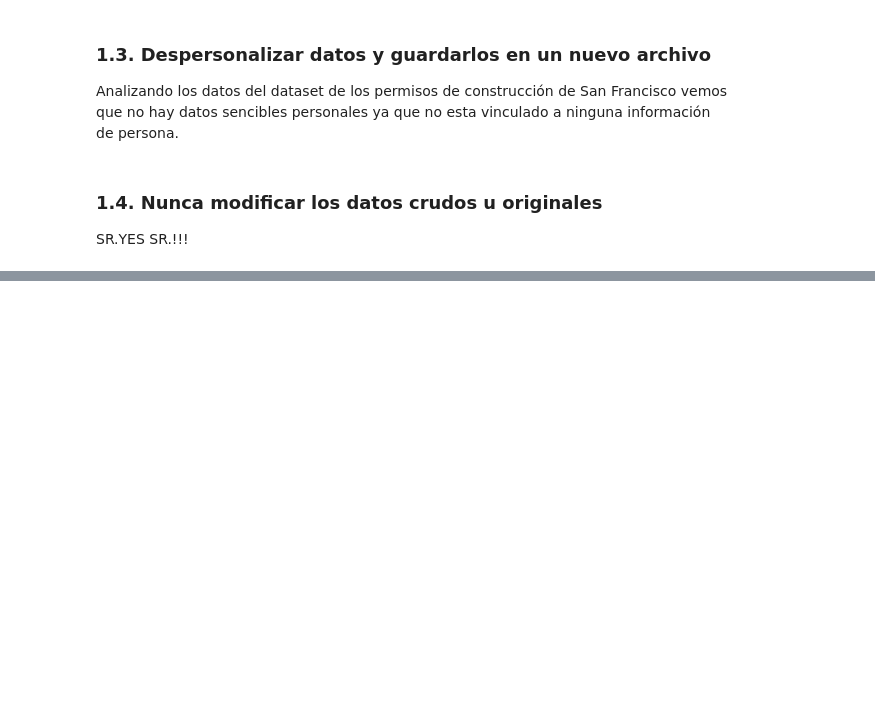
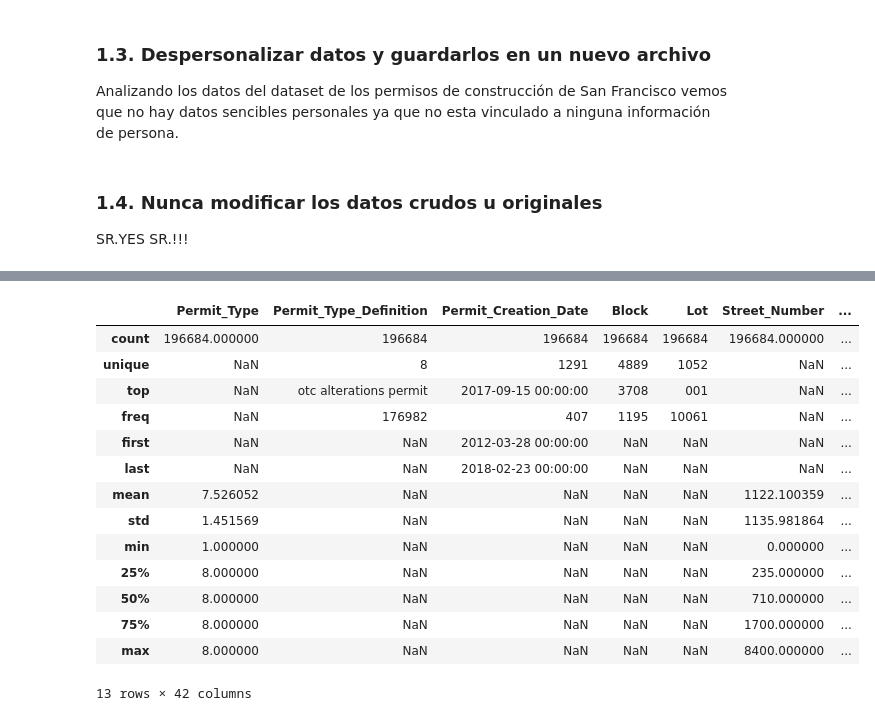
Before and after one commit to renzobechler-zz/diplodatos, a Jupyter notebook: AnalisisYCuracion/Laboratorio.ipynb, the cells around one changed output, grey strips where cells are left out. Saved outputs shown, nothing was run; the diff lists cells and outputs as text; code cells hidden in the pictures; blank space fills up the shorter version.

```diff
--- a/AnalisisYCuracion/Laboratorio.ipynb
+++ b/AnalisisYCuracion/Laboratorio.ipynb
@@ -156,8 +135,8 @@ sfbp.shape
 # %% [output]
 (198900, 43)
 # %%
-#Se prueba con la columna Record ID a ver si es unica.
-sfbp = pd.read_csv("./datasets/Building_Permits.csv",
+#Se prueba con la columna Permit Number a ver si es unica.
+SanFrancisco_Building_Permits = pd.read_csv("./datasets/Building_Permits.csv",
                                parse_dates=["Permit Creation Date", "Current Status Date", "Filed Date", "Issued Date", "Completed Date", "First Construction Document Date", "Permit Expiration Date"],
-                               index_col=['Record ID']
+                               index_col=['Permit Number']
                   )
@@ -259,0 +217,6 @@ SR.YES SR.!!!
+# %%
+#Remuevo espacios en blanco
+SanFrancisco_Building_Permits.columns = SanFrancisco_Building_Permits.columns.str.replace(' ', '_')
+#Remuevo guiones medios.
+SanFrancisco_Building_Permits.columns = SanFrancisco_Building_Permits.columns.str.replace('-', '_')
+SanFrancisco_Building_Permits.head()
@@ -259,0 +258,18 @@ SR.YES SR.!!!
+# %%
+SanFrancisco_Building_Permits[SanFrancisco_Building_Permits['Street_Number_Suffix'].isnull()].describe(include='all')
+# %% [output]
+|  | Permit_Type | Permit_Type_Definition | Permit_Creation_Date | Block | Lot | Street_Number | ... |
+| count | 196684.000000 | 196684 | 196684 | 196684 | 196684 | 196684.000000 | ... |
+| unique | NaN | 8 | 1291 | 4889 | 1052 | NaN | ... |
+| top | NaN | otc alterations permit | 2017-09-15 00:00:00 | 3708 | 001 | NaN | ... |
+| freq | NaN | 176982 | 407 | 1195 | 10061 | NaN | ... |
+| first | NaN | NaN | 2012-03-28 00:00:00 | NaN | NaN | NaN | ... |
+| last | NaN | NaN | 2018-02-23 00:00:00 | NaN | NaN | NaN | ... |
+| mean | 7.526052 | NaN | NaN | NaN | NaN | 1122.100359 | ... |
+| std | 1.451569 | NaN | NaN | NaN | NaN | 1135.981864 | ... |
+| min | 1.000000 | NaN | NaN | NaN | NaN | 0.000000 | ... |
+| 25% | 8.000000 | NaN | NaN | NaN | NaN | 235.000000 | ... |
+| 50% | 8.000000 | NaN | NaN | NaN | NaN | 710.000000 | ... |
+| 75% | 8.000000 | NaN | NaN | NaN | NaN | 1700.000000 | ... |
+| max | 8.000000 | NaN | NaN | NaN | NaN | 8400.000000 | ... |
+13 rows × 42 columns
```
Also changed, not shown: parts of 30 cells of this notebook, 3 other files.
